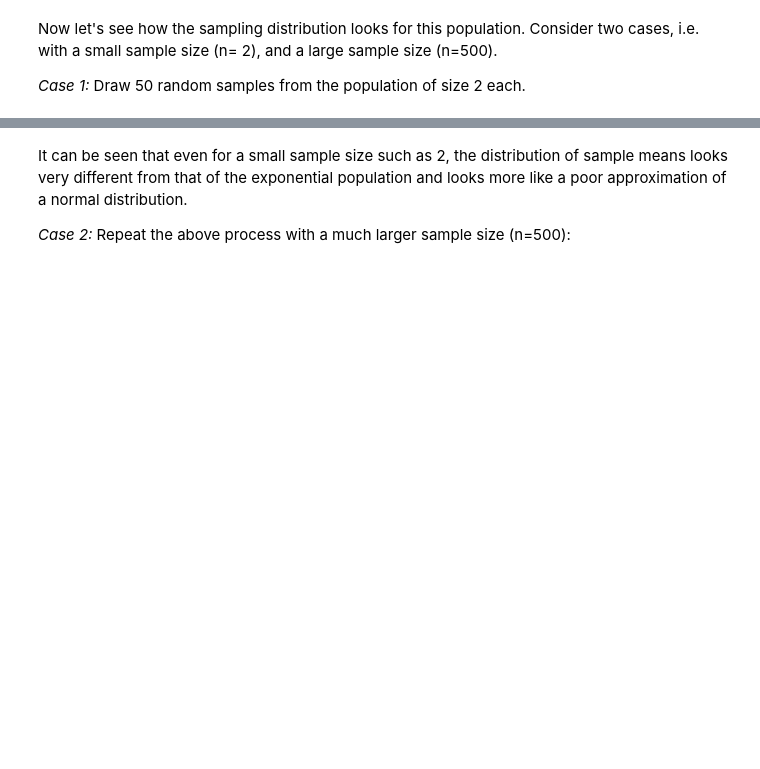
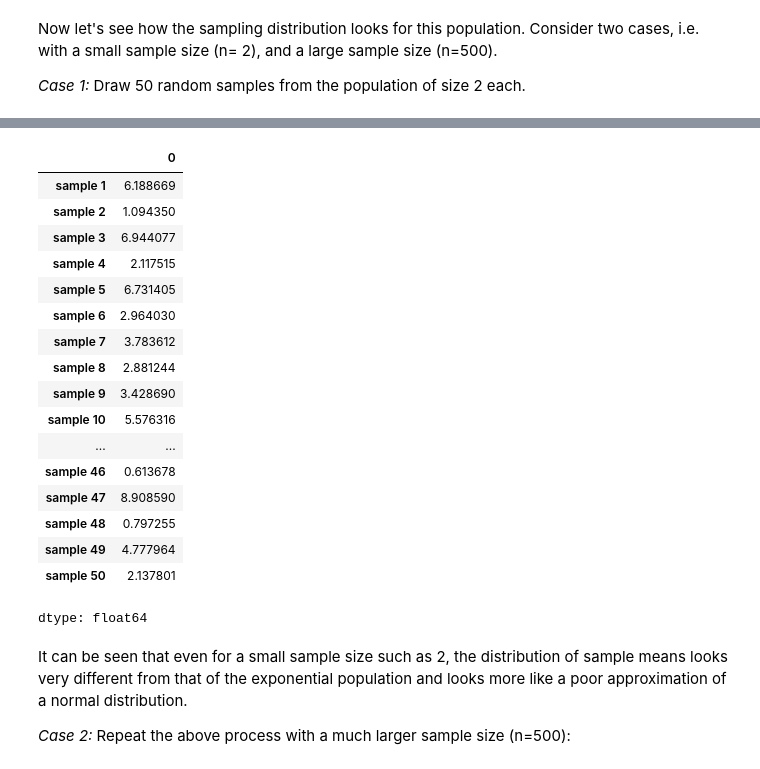
Before and after one commit to rajiv-ranjan/cds-nov-16-2024-, a Jupyter notebook: M1_AST_02_Probability_distributions_C.ipynb, the cells around one changed output, grey strips where cells are left out. Cells and saved outputs as stored; diff of their text form; code cells hidden in the pictures; blank space fills up the shorter version.

```diff
--- a/M1_AST_02_Probability_distributions_C.ipynb
+++ b/M1_AST_02_Probability_distributions_C.ipynb
@@ -454,3 +535,24 @@ sns.distplot(df2_sample_means)
+# %%
+df2_sample_means
+# %% [output]
+|  | 0 |
+| sample 1 | 6.188669 |
+| sample 2 | 1.094350 |
+| sample 3 | 6.944077 |
+| sample 4 | 2.117515 |
+| sample 5 | 6.731405 |
+| sample 6 | 2.964030 |
+| sample 7 | 3.783612 |
+| sample 8 | 2.881244 |
+| sample 9 | 3.428690 |
+| sample 10 | 5.576316 |
+| ... | ... |
+| sample 46 | 0.613678 |
+| sample 47 | 8.908590 |
+| sample 48 | 0.797255 |
+| sample 49 | 4.777964 |
+| sample 50 | 2.137801 |
+dtype: float64
 # %% [markdown]
 It can be seen that even for a small sample size such as 2, the distribution of sample means looks very different from that of the exponential population and looks more like a poor approximation of a normal distribution.
 
```
Also changed, not shown: parts of 32 cells of this notebook.
